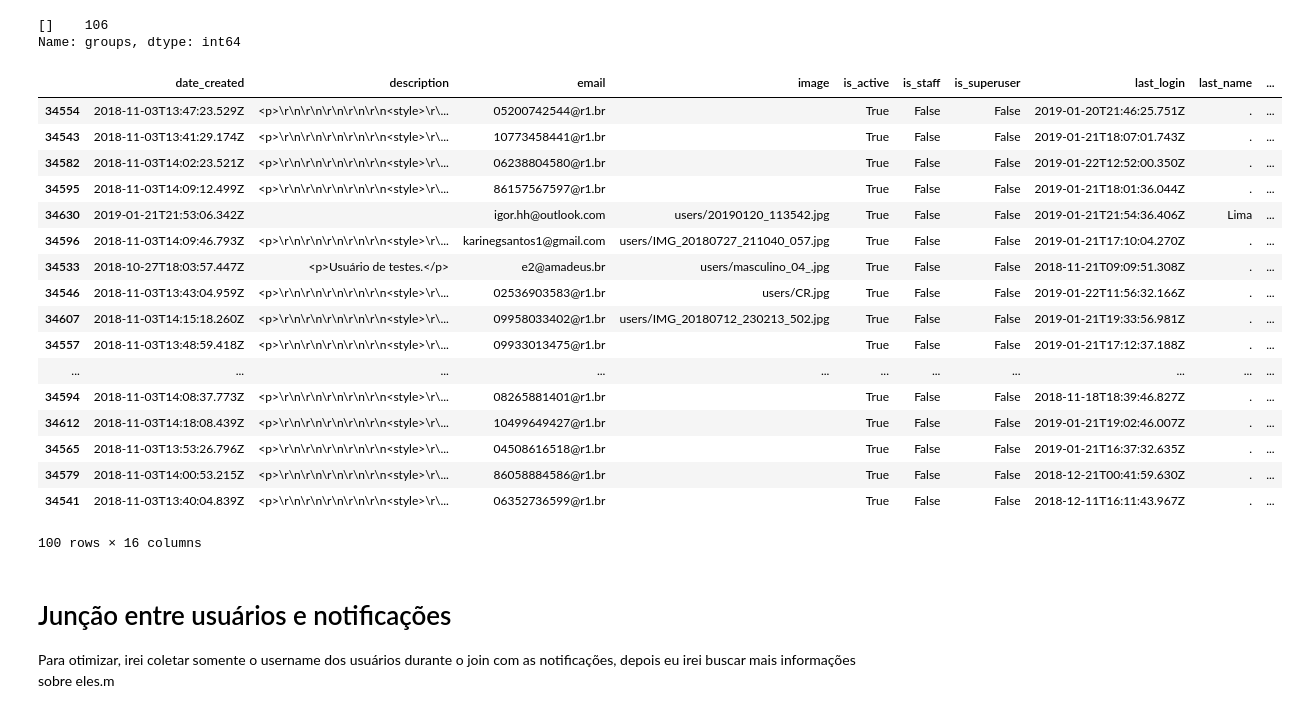
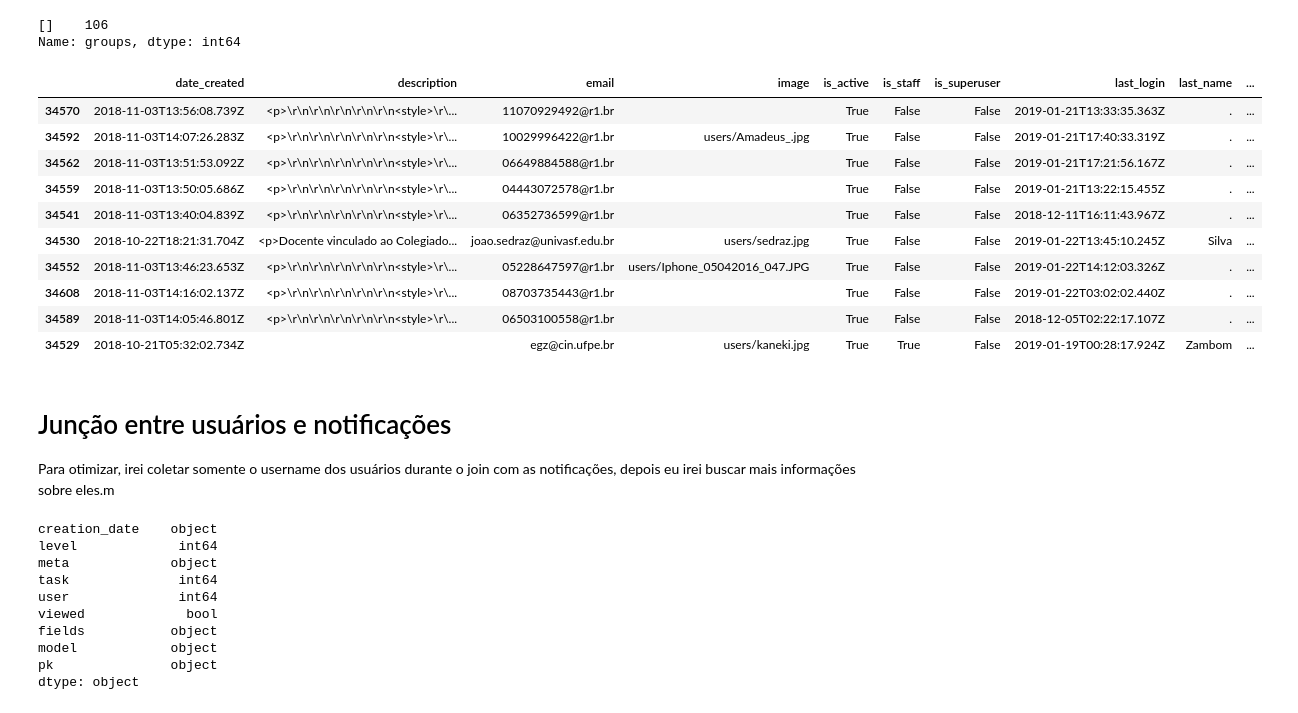
Before and after one commit to amadeusproject/amadeus-analysis, a Jupyter notebook: notebooks/Notification & Users Logs analysis.ipynb, the cells around one changed output. Drawn from its saved outputs; the diff is of its cells as text; code cells hidden in the pictures.

```diff
--- a/notebooks/Notification & Users Logs analysis.ipynb
+++ b/notebooks/Notification & Users Logs analysis.ipynb
@@ -174,4 +174,4 @@ users_df["fields"][34528]
 user_fields = ["password", "last_login", "is_superuser", "email", "username", "last_name", "social_name", "description",
                "imagem", "date_created", "last_update", "show_email", "is_staff", "is_active", "groups", "user_permissions"]
 # %%
-user_df_flatten = extract_flatten_dataframe(users_df, column="fields",meta_list=user_fields)
+user_df_flatten = extract_flatten_dataframe(users_df, column="fields",meta_list=user_fields).astype({"pk": "int64"})
@@ -186,26 +209,32 @@ Name: groups, dtype: int64
 # %%
 user_df_flatten_clean = user_df_flatten.drop(["groups", "fields", "password"], axis=1)
 # %%
-user_df_flatten_clean.sample(100)
+user_df_flatten_clean.sample(10)
 # %% [output]
 |  | date_created | description | email | image | is_active | is_staff | is_superuser | last_login | last_name | ... |
-| 34554 | 2018-11-03T13:47:23.529Z | <p>\r\n\r\n\r\n\r\n\r\n<style>\r\... | 05200742544@r1.br |  | True | False | False | 2019-01-20T21:46:25.751Z | . | ... |
-| 34543 | 2018-11-03T13:41:29.174Z | <p>\r\n\r\n\r\n\r\n\r\n<style>\r\... | 10773458441@r1.br |  | True | False | False | 2019-01-21T18:07:01.743Z | . | ... |
-| 34582 | 2018-11-03T14:02:23.521Z | <p>\r\n\r\n\r\n\r\n\r\n<style>\r\... | 06238804580@r1.br |  | True | False | False | 2019-01-22T12:52:00.350Z | . | ... |
-| 34595 | 2018-11-03T14:09:12.499Z | <p>\r\n\r\n\r\n\r\n\r\n<style>\r\... | 86157567597@r1.br |  | True | False | False | 2019-01-21T18:01:36.044Z | . | ... |
-| 34630 | 2019-01-21T21:53:06.342Z |  | igor.hh@outlook.com | users/20190120_113542.jpg | True | False | False | 2019-01-21T21:54:36.406Z | Lima | ... |
-| 34596 | 2018-11-03T14:09:46.793Z | <p>\r\n\r\n\r\n\r\n\r\n<style>\r\... | karinegsantos1@gmail.com | users/IMG_20180727_211040_057.jpg | True | False | False | 2019-01-21T17:10:04.270Z | . | ... |
-| 34533 | 2018-10-27T18:03:57.447Z | <p>Usuário de testes.</p> | e2@amadeus.br | users/masculino_04_.jpg | True | False | False | 2018-11-21T09:09:51.308Z | . | ... |
-| 34546 | 2018-11-03T13:43:04.959Z | <p>\r\n\r\n\r\n\r\n\r\n<style>\r\... | 02536903583@r1.br | users/CR.jpg | True | False | False | 2019-01-22T11:56:32.166Z | . | ... |
-| 34607 | 2018-11-03T14:15:18.260Z | <p>\r\n\r\n\r\n\r\n\r\n<style>\r\... | 09958033402@r1.br | users/IMG_20180712_230213_502.jpg | True | False | False | 2019-01-21T19:33:56.981Z | . | ... |
-| 34557 | 2018-11-03T13:48:59.418Z | <p>\r\n\r\n\r\n\r\n\r\n<style>\r\... | 09933013475@r1.br |  | True | False | False | 2019-01-21T17:12:37.188Z | . | ... |
-| ... | ... | ... | ... | ... | ... | ... | ... | ... | ... | ... |
-| 34594 | 2018-11-03T14:08:37.773Z | <p>\r\n\r\n\r\n\r\n\r\n<style>\r\... | 08265881401@r1.br |  | True | False | False | 2018-11-18T18:39:46.827Z | . | ... |
-| 34612 | 2018-11-03T14:18:08.439Z | <p>\r\n\r\n\r\n\r\n\r\n<style>\r\... | 10499649427@r1.br |  | True | False | False | 2019-01-21T19:02:46.007Z | . | ... |
-| 34565 | 2018-11-03T13:53:26.796Z | <p>\r\n\r\n\r\n\r\n\r\n<style>\r\... | 04508616518@r1.br |  | True | False | False | 2019-01-21T16:37:32.635Z | . | ... |
-| 34579 | 2018-11-03T14:00:53.215Z | <p>\r\n\r\n\r\n\r\n\r\n<style>\r\... | 86058884586@r1.br |  | True | False | False | 2018-12-21T00:41:59.630Z | . | ... |
+| 34570 | 2018-11-03T13:56:08.739Z | <p>\r\n\r\n\r\n\r\n\r\n<style>\r\... | 11070929492@r1.br |  | True | False | False | 2019-01-21T13:33:35.363Z | . | ... |
+| 34592 | 2018-11-03T14:07:26.283Z | <p>\r\n\r\n\r\n\r\n\r\n<style>\r\... | 10029996422@r1.br | users/Amadeus_.jpg | True | False | False | 2019-01-21T17:40:33.319Z | . | ... |
+| 34562 | 2018-11-03T13:51:53.092Z | <p>\r\n\r\n\r\n\r\n\r\n<style>\r\... | 06649884588@r1.br |  | True | False | False | 2019-01-21T17:21:56.167Z | . | ... |
+| 34559 | 2018-11-03T13:50:05.686Z | <p>\r\n\r\n\r\n\r\n\r\n<style>\r\... | 04443072578@r1.br |  | True | False | False | 2019-01-21T13:22:15.455Z | . | ... |
 | 34541 | 2018-11-03T13:40:04.839Z | <p>\r\n\r\n\r\n\r\n\r\n<style>\r\... | 06352736599@r1.br |  | True | False | False | 2018-12-11T16:11:43.967Z | . | ... |
+| 34530 | 2018-10-22T18:21:31.704Z | <p>Docente vinculado ao Colegiado... | joao.sedraz@univasf.edu.br | users/sedraz.jpg | True | False | False | 2019-01-22T13:45:10.245Z | Silva | ... |
+| 34552 | 2018-11-03T13:46:23.653Z | <p>\r\n\r\n\r\n\r\n\r\n<style>\r\... | 05228647597@r1.br | users/Iphone_05042016_047.JPG | True | False | False | 2019-01-22T14:12:03.326Z | . | ... |
+| 34608 | 2018-11-03T14:16:02.137Z | <p>\r\n\r\n\r\n\r\n\r\n<style>\r\... | 08703735443@r1.br |  | True | False | False | 2019-01-22T03:02:02.440Z | . | ... |
+| 34589 | 2018-11-03T14:05:46.801Z | <p>\r\n\r\n\r\n\r\n\r\n<style>\r\... | 06503100558@r1.br |  | True | False | False | 2018-12-05T02:22:17.107Z | . | ... |
+| 34529 | 2018-10-21T05:32:02.734Z |  | egz@cin.ufpe.br | users/kaneki.jpg | True | True | False | 2019-01-19T00:28:17.924Z | Zambom | ... |
-100 rows × 16 columns
 # %% [markdown]
 # Junção entre usuários e notificações
 Para otimizar, irei coletar somente o username dos usuários durante o join com as notificações, depois eu irei buscar mais informações sobre eles.m
+# %%
+notification_df_flatted.dtypes
+# %% [output]
+creation_date    object
+level             int64
+meta             object
+task              int64
+user              int64
+viewed             bool
+fields           object
+model            object
+pk               object
+dtype: object
```
Also changed, not shown: parts of 7 cells of this notebook.
